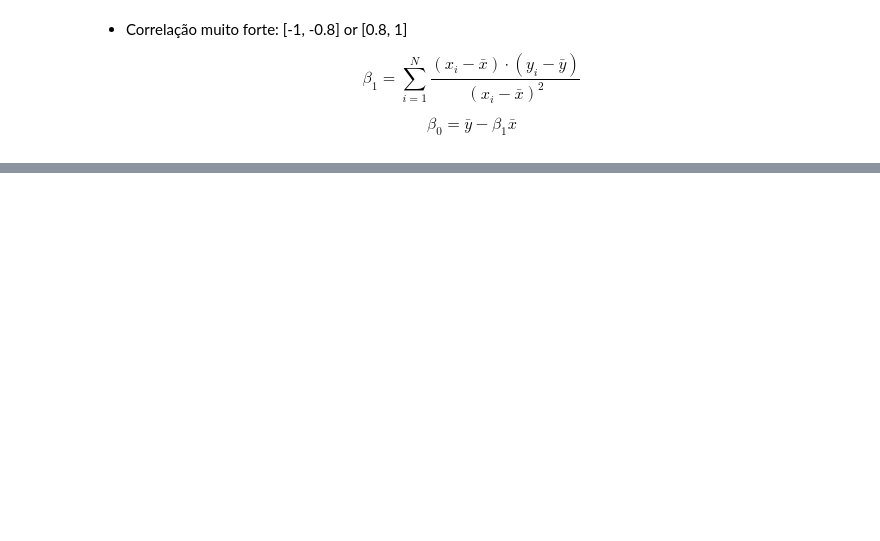
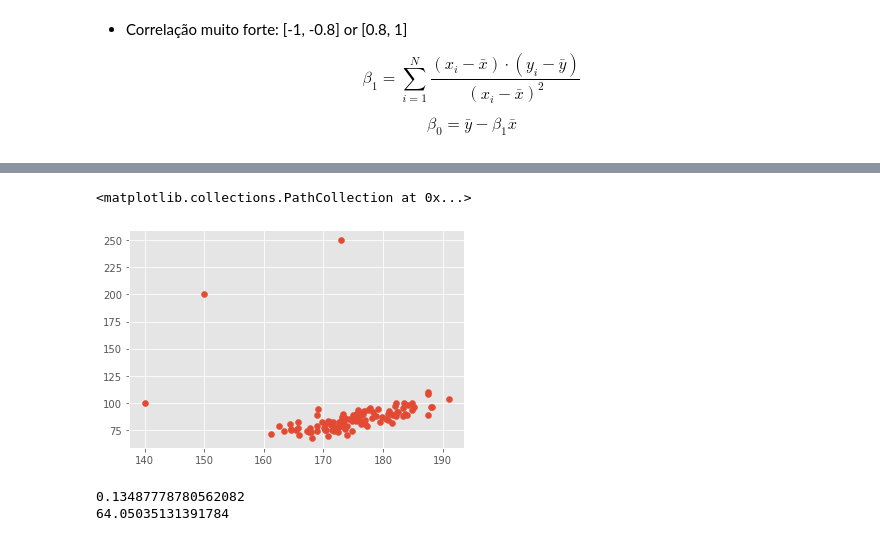
Before and after one commit to remarchese/DSdegree, a Jupyter notebook: Modulo4/Aula11/Regressão Linear Simples.ipynb, the cells around one changed output, grey strips where cells are left out. Drawn from its saved outputs; the diff is of its cells as text; code cells hidden in the pictures; blank space fills up the shorter version.

```diff
--- a/Modulo4/Aula11/Regressão Linear Simples.ipynb
+++ b/Modulo4/Aula11/Regressão Linear Simples.ipynb
@@ -458,0 +736,16 @@ $$
+# %%
+X2 = np.append(X, [150, 140, 173])
+y2 = np.append(y, [200, 100, 250])
+# %%
+plt.scatter(X2, y2)
+# %% [output]
+<matplotlib.collections.PathCollection at 0x...>
+[figure, added]
+# %%
+lr2 = LinearRegression() # Modelo com os outliers
+lr2.fit(X2.reshape(-1, 1), y2)
+print(lr2.coef_[0])
+print(lr2.intercept_)
+# %% [output]
+0.13487778780562082
+64.05035131391784
```
Also changed, not shown: parts of 55 cells of this notebook.
